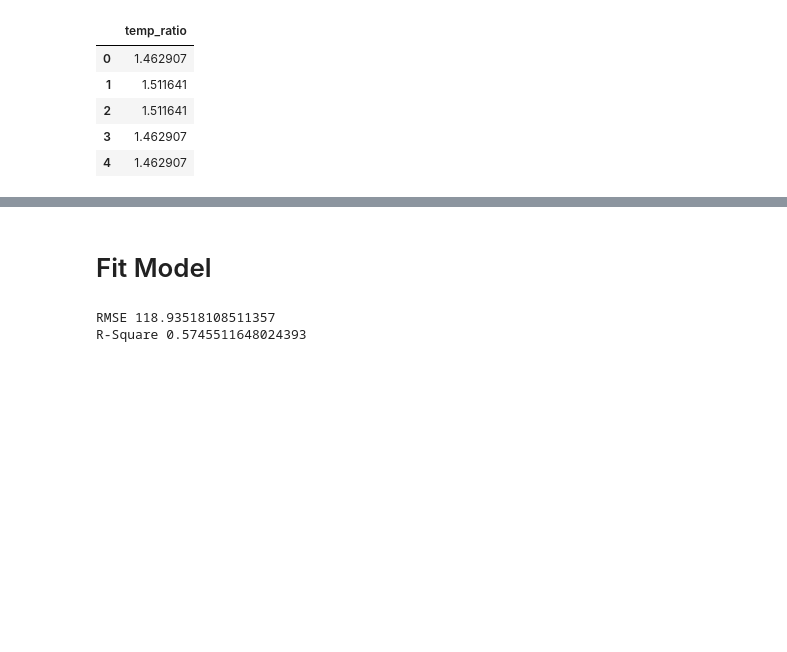
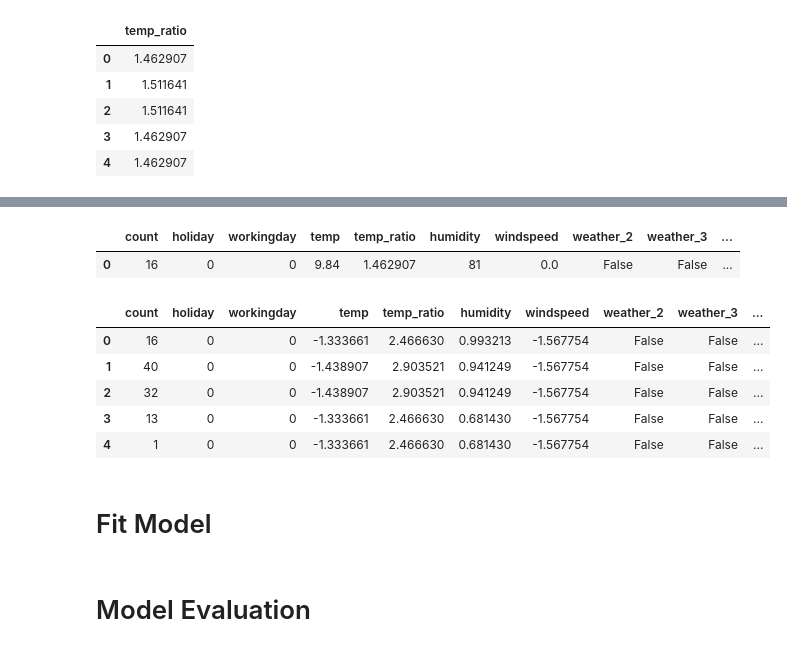
Before and after one commit to JJiaahn/Bicycle-rental-predict, a Jupyter notebook: bicycle_rental_predict.ipynb, the cells around one changed output, grey strips where cells are left out. Drawn from its saved outputs; the diff is of its cells as text; code cells hidden in the pictures; blank space fills up the shorter version.

```diff
--- a/bicycle_rental_predict.ipynb
+++ b/bicycle_rental_predict.ipynb
@@ -637,0 +567,3 @@ df_cp.head()
+# %%
+df_cp['month_cat'] = df_cp['month'].apply(monthly_categorize) # 월별 범주화 함수 적용
+df_cp[['month', 'month_cat']].head(10)
@@ -637,0 +594,11 @@ df_cp.head()
+# %%
+def hour_categorize(x):
+    if 0 <= x <=6 or x == 23:
+        return 0
+    elif x == 7 or 9 <= x <= 15 or 20 <= x <= 22:
+        return 1
+    elif x == 8 or 16 <= x <= 19:
+        return 2
+# %%
+df_cp['hour_cat'] = df_cp['hour'].apply(hour_categorize)
+df_cp[['hour_cat', 'hour']].head(20)
@@ -638,2 +632,36 @@ df_cp.head()
+# %%
+# 학습에 필요한 특성으로 구성된 데이터프레임 생성
+useful_cols = ['count','holiday', 'workingday', 'weather', 'temp', 'temp_ratio', 'humidity', 'windspeed', 'month_cat', 'hour_cat']
+
+train_df = df_cp[useful_cols]
+
+# 범주형 변수 원핫 인코딩
+train_df = pd.get_dummies(train_df, columns=['weather', 'month_cat', 'hour_cat'], drop_first= True) # 기준범주 제외
+
+train_df.head(1)
+# %% [output]
+|  | count | holiday | workingday | temp | temp_ratio | humidity | windspeed | weather_2 | weather_3 | ... |
+| 0 | 16 | 0 | 0 | 9.84 | 1.462907 | 81 | 0.0 | False | False | ... |
+# %%
+# 연속형 변수 표준화
+# temp, temp_ratio, humidity, windspeed
+from sklearn.preprocessing import StandardScaler
+ss = StandardScaler()
+ss_arr = ss.fit_transform(train_df[['temp', 'temp_ratio', 'humidity', 'windspeed']])
+ss_df = pd.DataFrame(ss_arr, columns= ss.get_feature_names_out())
+
+train_df['temp'] = ss_df['temp']
+train_df['temp_ratio'] = ss_df['temp_ratio']
+train_df['humidity'] = ss_df['humidity']
+train_df['windspeed'] = ss_df['windspeed']
+
+train_df.head()
+# %% [output]
+|  | count | holiday | workingday | temp | temp_ratio | humidity | windspeed | weather_2 | weather_3 | ... |
+| 0 | 16 | 0 | 0 | -1.333661 | 2.466630 | 0.993213 | -1.567754 | False | False | ... |
+| 1 | 40 | 0 | 0 | -1.438907 | 2.903521 | 0.941249 | -1.567754 | False | False | ... |
+| 2 | 32 | 0 | 0 | -1.438907 | 2.903521 | 0.941249 | -1.567754 | False | False | ... |
+| 3 | 13 | 0 | 0 | -1.333661 | 2.466630 | 0.681430 | -1.567754 | False | False | ... |
+| 4 | 1 | 0 | 0 | -1.333661 | 2.466630 | 0.681430 | -1.567754 | False | False | ... |
 # %%
 # 피처 타겟 분리
@@ -649 +692,3 @@ X_train, X_test, y_train, y_test = train_test_split(X, y, test_size=0.2, random_
+# %% [markdown]
+# Model Evaluation
 # %%
@@ -656,6 +695,0 @@ lr_y_test_pred = lr.predict(X_test)
-# %%
-print('RMSE',root_mean_squared_error(y_test, lr_y_test_pred))
-print('R-Square', lr.score(X_test,y_test))
-# %% [output]
-RMSE 118.93518108511357
-R-Square 0.5745511648024393
```
Also changed, not shown: parts of 28 cells of this notebook.
